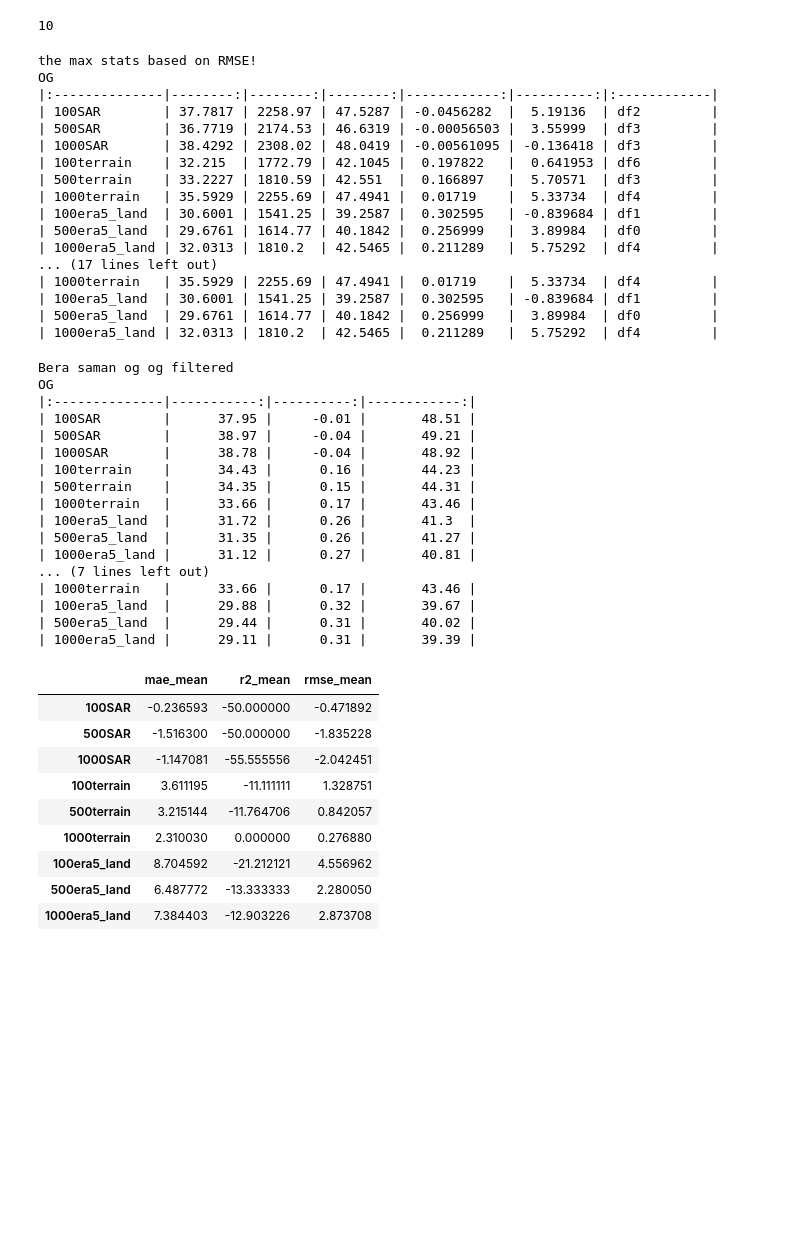
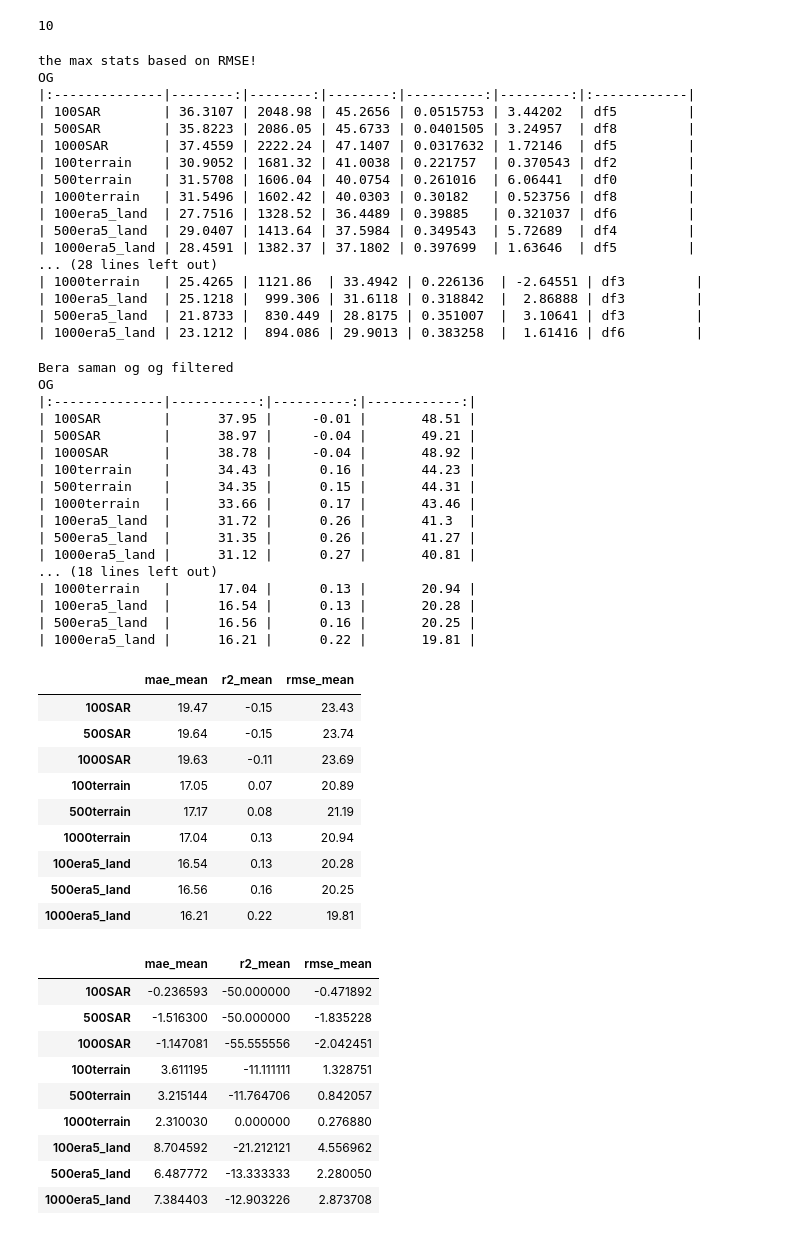
Before and after one commit to TryggviMS/Master_project_git, a Jupyter notebook: Scripts/Python/data_analysis/create_figures.ipynb, the cells around one changed output. Cells and saved outputs as stored; diff of their text form; code cells hidden in the pictures; blank space fills up the shorter version.

```diff
--- a/Scripts/Python/data_analysis/create_figures.ipynb
+++ b/Scripts/Python/data_analysis/create_figures.ipynb
@@ -403,31 +369,33 @@ print('the max stats based on RMSE!')
 
 print('OG')
 process_dataframes_max(dataframe_era5_1000_depth8)
-print('median')
-process_dataframes_max(dataframe_era5_1000_depth8_21)
+print('over 100 cm')
+process_dataframes_max(dataframe_over100)
+print('under 100')
+process_dataframes_max(dataframe_under100)
 # print('OG')
-result_df = process_dataframes_max(dataframe_era5_1000_depth8)
+result_df = process_dataframes_max(dataframe_over100)
 # result_df = process_dataframes(dataframe_era5_100)
 # process_dataframes(dataframe_OG)
 # result_df.to_excel(r"C:\Users\trygg\Documents\Master_project\Annað\Thesis figures\Results\best_models_SD_1000mTerr.xlsx")
 # %% [output]
 the max stats based on RMSE!
 OG
-|:--------------|--------:|--------:|--------:|------------:|----------:|:------------|
-| 100SAR        | 37.7817 | 2258.97 | 47.5287 | -0.0456282  |  5.19136  | df2         |
-| 500SAR        | 36.7719 | 2174.53 | 46.6319 | -0.00056503 |  3.55999  | df3         |
-| 1000SAR       | 38.4292 | 2308.02 | 48.0419 | -0.00561095 | -0.136418 | df3         |
-| 100terrain    | 32.215  | 1772.79 | 42.1045 |  0.197822   |  0.641953 | df6         |
-| 500terrain    | 33.2227 | 1810.59 | 42.551  |  0.166897   |  5.70571  | df3         |
-| 1000terrain   | 35.5929 | 2255.69 | 47.4941 |  0.01719    |  5.33734  | df4         |
-| 100era5_land  | 30.6001 | 1541.25 | 39.2587 |  0.302595   | -0.839684 | df1         |
-| 500era5_land  | 29.6761 | 1614.77 | 40.1842 |  0.256999   |  3.89984  | df0         |
-| 1000era5_land | 32.0313 | 1810.2  | 42.5465 |  0.211289   |  5.75292  | df4         |
-... (17 lines left out)
-| 1000terrain   | 35.5929 | 2255.69 | 47.4941 |  0.01719    |  5.33734  | df4         |
-| 100era5_land  | 30.6001 | 1541.25 | 39.2587 |  0.302595   | -0.839684 | df1         |
-| 500era5_land  | 29.6761 | 1614.77 | 40.1842 |  0.256999   |  3.89984  | df0         |
-| 1000era5_land | 32.0313 | 1810.2  | 42.5465 |  0.211289   |  5.75292  | df4         |
+|:--------------|--------:|--------:|--------:|----------:|---------:|:------------|
+| 100SAR        | 36.3107 | 2048.98 | 45.2656 | 0.0515753 | 3.44202  | df5         |
+| 500SAR        | 35.8223 | 2086.05 | 45.6733 | 0.0401505 | 3.24957  | df8         |
+| 1000SAR       | 37.4559 | 2222.24 | 47.1407 | 0.0317632 | 1.72146  | df5         |
+| 100terrain    | 30.9052 | 1681.32 | 41.0038 | 0.221757  | 0.370543 | df2         |
+| 500terrain    | 31.5708 | 1606.04 | 40.0754 | 0.261016  | 6.06441  | df0         |
+| 1000terrain   | 31.5496 | 1602.42 | 40.0303 | 0.30182   | 0.523756 | df8         |
+| 100era5_land  | 27.7516 | 1328.52 | 36.4489 | 0.39885   | 0.321037 | df6         |
+| 500era5_land  | 29.0407 | 1413.64 | 37.5984 | 0.349543  | 5.72689  | df4         |
+| 1000era5_land | 28.4591 | 1382.37 | 37.1802 | 0.397699  | 1.63646  | df5         |
+... (28 lines left out)
+| 1000terrain   | 25.4265 | 1121.86  | 33.4942 | 0.226136  | -2.64551 | df3         |
+| 100era5_land  | 25.1218 |  999.306 | 31.6118 | 0.318842  |  2.86888 | df3         |
+| 500era5_land  | 21.8733 |  830.449 | 28.8175 | 0.351007  |  3.10641 | df3         |
+| 1000era5_land | 23.1212 |  894.086 | 29.9013 | 0.383258  |  1.61416 | df6         |
 # %%
 table = process_dataframes(dataframe_era5_1000_depth8)
 #export to excel
@@ -441,8 +409,10 @@ print('OG')
 row_og = calculate_model_performance(dataframe_era5_1000_depth8)
 # print('30')
 # calculate_model_performance(dataframe_era5_1000_30p)
-print('no sar 8')
-row_new = calculate_model_performance(dataframe_era5_1000_depth8_LESSAR)
+print('over 100 cm')
+row_over = calculate_model_performance(dataframe_over100)
+print('under 100')
+row_under = calculate_model_performance(dataframe_under100)
 # print('Filtered2')
 # calculate_model_performance(dataframe_SD_filtered2)
 # %% [output]
@@ -458,11 +428,24 @@ OG
 | 100era5_land  |      31.72 |      0.26 |       41.3  |
 | 500era5_land  |      31.35 |      0.26 |       41.27 |
 | 1000era5_land |      31.12 |      0.27 |       40.81 |
-... (7 lines left out)
-| 1000terrain   |      33.66 |      0.17 |       43.46 |
-| 100era5_land  |      29.88 |      0.32 |       39.67 |
-| 500era5_land  |      29.44 |      0.31 |       40.02 |
-| 1000era5_land |      29.11 |      0.31 |       39.39 |
+... (18 lines left out)
+| 1000terrain   |      17.04 |      0.13 |       20.94 |
+| 100era5_land  |      16.54 |      0.13 |       20.28 |
+| 500era5_land  |      16.56 |      0.16 |       20.25 |
+| 1000era5_land |      16.21 |      0.22 |       19.81 |
+# %%
+row_under
+# %% [output]
+|  | mae_mean | r2_mean | rmse_mean |
+| 100SAR | 19.47 | -0.15 | 23.43 |
+| 500SAR | 19.64 | -0.15 | 23.74 |
+| 1000SAR | 19.63 | -0.11 | 23.69 |
+| 100terrain | 17.05 | 0.07 | 20.89 |
+| 500terrain | 17.17 | 0.08 | 21.19 |
+| 1000terrain | 17.04 | 0.13 | 20.94 |
+| 100era5_land | 16.54 | 0.13 | 20.28 |
+| 500era5_land | 16.56 | 0.16 | 20.25 |
+| 1000era5_land | 16.21 | 0.22 | 19.81 |
 # %%
 # calclulate the perfcent difference between row_og and row_new
 percent_diff = (row_og -row_new) / row_new * 100
```
Also changed, not shown: parts of 6 cells of this notebook, 6 other files.
